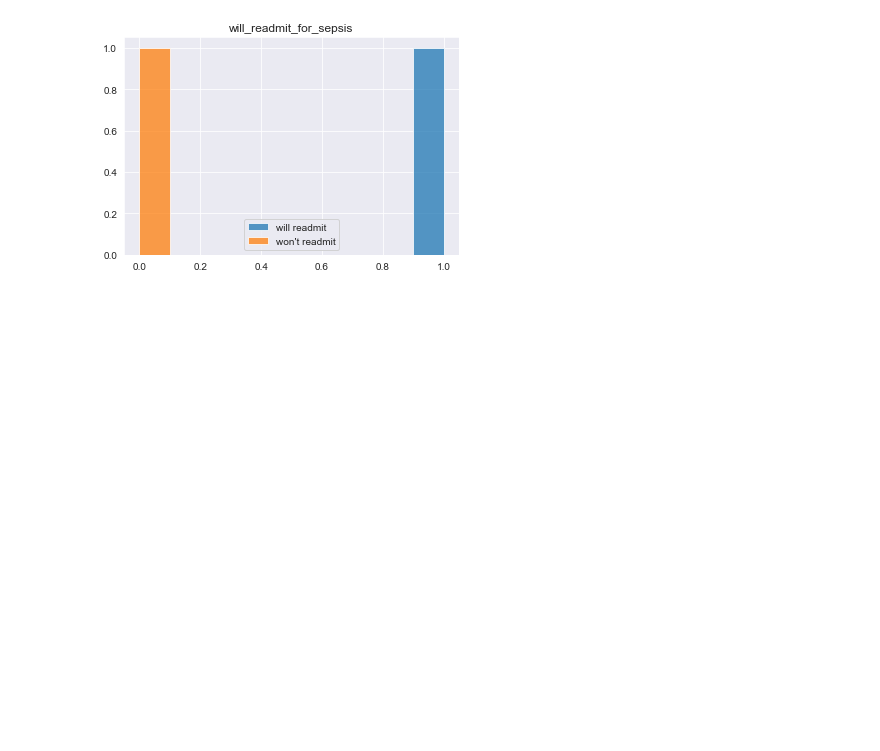
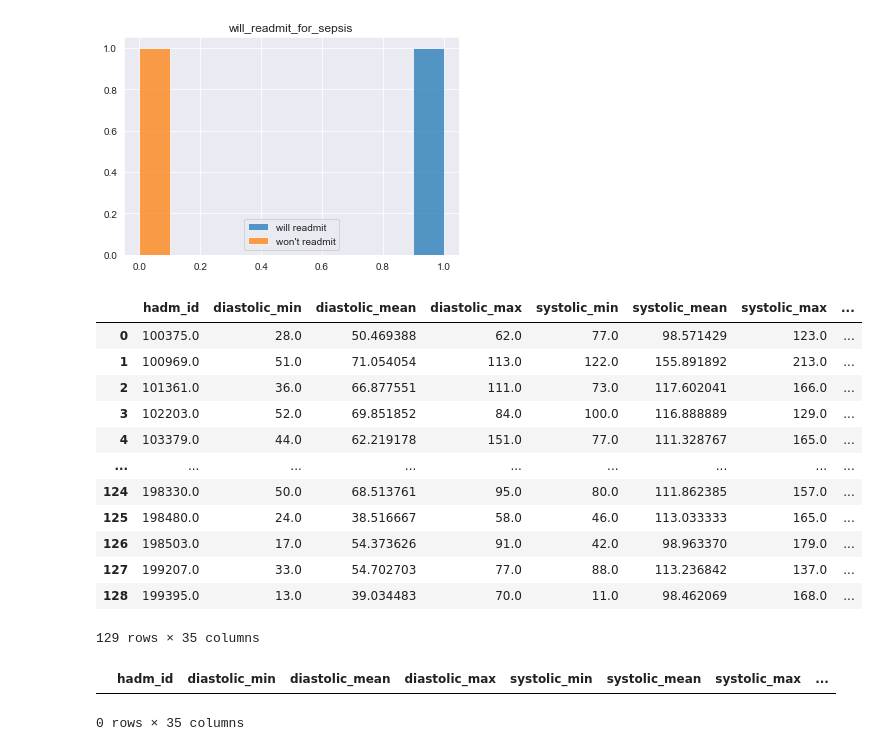
Before and after one commit to tacastillo/sepsis-readmissions, a Jupyter notebook: exploratory-data-analysis.ipynb, the cells around one changed output. Saved outputs shown, nothing was run; the diff lists cells and outputs as text; code cells hidden in the pictures; blank space fills up the shorter version.

```diff
--- a/exploratory-data-analysis.ipynb
+++ b/exploratory-data-analysis.ipynb
@@ -147,3 +151,40 @@ for col in categorical_df:
 [figure]
 [figure]
 [figure]
+# %%
+na_cols = ['e_coli_sensitive_ratio',
+       'e_coli_intermediate_ratio', 'e_coli_resistant_ratio',
+       'strep_sensitive_ratio', 'strep_intermediate_ratio',
+       'strep_resistant_ratio'
+]
+
+df[na_cols] = df[na_cols].fillna(0)
+# %%
+diagnosis_columns = df.filter(regex=".+_diagnosis").columns
+
+df[diagnosis_columns] = df[diagnosis_columns].fillna(0)
+df['will_readmit_for_sepsis'] = df['will_readmit_for_sepsis'].fillna(0)
+# %%
+columns = df.columns
+
+imputer = SimpleImputer()
+
+df = imputer.fit_transform(df)
+
+df = pd.DataFrame(df, columns=columns)
+# %%
+df
+# %% [output]
+|  | hadm_id | diastolic_min | diastolic_mean | diastolic_max | systolic_min | systolic_mean | systolic_max | ... |
+| 0 | 100375.0 | 28.0 | 50.469388 | 62.0 | 77.0 | 98.571429 | 123.0 | ... |
+| 1 | 100969.0 | 51.0 | 71.054054 | 113.0 | 122.0 | 155.891892 | 213.0 | ... |
+| 2 | 101361.0 | 36.0 | 66.877551 | 111.0 | 73.0 | 117.602041 | 166.0 | ... |
+| 3 | 102203.0 | 52.0 | 69.851852 | 84.0 | 100.0 | 116.888889 | 129.0 | ... |
+| 4 | 103379.0 | 44.0 | 62.219178 | 151.0 | 77.0 | 111.328767 | 165.0 | ... |
+| ... | ... | ... | ... | ... | ... | ... | ... | ... |
+| 124 | 198330.0 | 50.0 | 68.513761 | 95.0 | 80.0 | 111.862385 | 157.0 | ... |
+| 125 | 198480.0 | 24.0 | 38.516667 | 58.0 | 46.0 | 113.033333 | 165.0 | ... |
+| 126 | 198503.0 | 17.0 | 54.373626 | 91.0 | 42.0 | 98.963370 | 179.0 | ... |
+| 127 | 199207.0 | 33.0 | 54.702703 | 77.0 | 88.0 | 113.236842 | 137.0 | ... |
+| 128 | 199395.0 | 13.0 | 39.034483 | 70.0 | 11.0 | 98.462069 | 168.0 | ... |
+129 rows × 35 columns
@@ -149,0 +193,5 @@ for col in categorical_df:
+# %%
+df[df['staph_intermediate_ratio'] > 1]
+# %% [output]
+|  | hadm_id | diastolic_min | diastolic_mean | diastolic_max | systolic_min | systolic_mean | systolic_max | ... |
+0 rows × 35 columns
```
Also changed, not shown: parts of 5 cells of this notebook, 9 other files.
